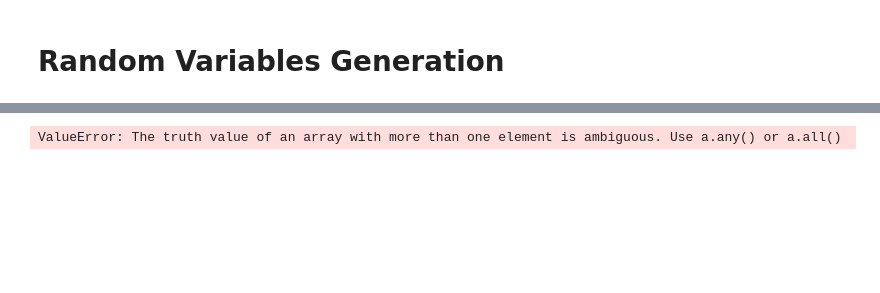
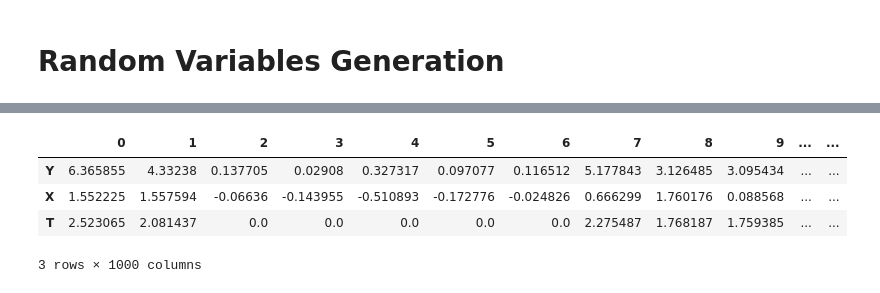
Before and after one commit to FranciscoPortilha/BSc2-Thesis---Robust-RDD, a Jupyter notebook: dev.ipynb, the cells around one changed output, grey strips where cells are left out. Saved outputs shown, nothing was run; the diff lists cells and outputs as text; code cells hidden in the pictures; blank space fills up the shorter version.

Commit message:
Including T in dataframe + reordering code a little bit

```diff
--- a/dev.ipynb
+++ b/dev.ipynb
@@ -46,20 +42,9 @@ Methods for Generation of Outcomes
 def mu_noak(L,x):
     return sign(x)*np.power(x,2) - L*sign(x)*(np.power(x-0.1*sign(x),2)-np.power(0.1,2)*sign(x))*indicator(x)
 
-def computeY_noak(L,X,epsilon):
+def genY_noak(L,X,epsilon):
     Y = {}
     for i in range(len(X)):
         Y = np.append(Y,mu_noak(L,X[i]) + epsilon[i])
     Y = np.delete(Y,0)
     return Y
-
-tau = 2
-def mu_basic(x):
-    return tau*treatment(x)
-
-def computeY_basic(X,epsilon):
-    Y = {}
-    for i in range(len(X)):
-        Y = np.append(Y,mu_basic(X[i]) + epsilon[i])
-    Y = np.delete(Y,0)
-    return Y
@@ -66,2 +53,12 @@ def computeY_basic(X,epsilon):
+# %%
+def mu_basic(tau,x):
+    return tau*treatment(x)
+
+def genY_basic(tau,X,epsilon):
+    Y = {}
+    for i in range(len(X)):
+        Y = np.append(Y,mu_basic(tau,X[i]) + epsilon[i])
+    Y = np.delete(Y,0)
+    return Y
 # %% [markdown]
 # Random Variables Generation
@@ -76,2 +85,5 @@ Y = computeY_noak(L[0],X,epsilon)
 # %%
-Y = computeY_basic(X,epsilon)
+Y = genY_basic(tau,X,epsilon)
+# %%
+T = genT(X)
+len(T)
@@ -87,7 +106,12 @@ NameError: name 'T' is not defined
 # %%
-LATE = sum(sample.Y*treatment(X))
+LATE = sample.Y*sample.T
+LATE
 # %% [output]
+|  | 0 | 1 | 2 | 3 | 4 | 5 | 6 | 7 | 8 | 9 | ... | ... |
+| Y | 6.365855 | 4.33238 | 0.137705 | 0.02908 | 0.327317 | 0.097077 | 0.116512 | 5.177843 | 3.126485 | 3.095434 | ... | ... |
+| X | 1.552225 | 1.557594 | -0.06636 | -0.143955 | -0.510893 | -0.172776 | -0.024826 | 0.666299 | 1.760176 | 0.088568 | ... | ... |
+| T | 2.523065 | 2.081437 | 0.0 | 0.0 | 0.0 | 0.0 | 0.0 | 2.275487 | 1.768187 | 1.759385 | ... | ... |
-ValueError: The truth value of an array with more than one element is ambiguous. Use a.any() or a.all()
+3 rows × 1000 columns
 # %%
 n = 1000
 
```
Also changed, not shown: parts of 13 cells of this notebook.
